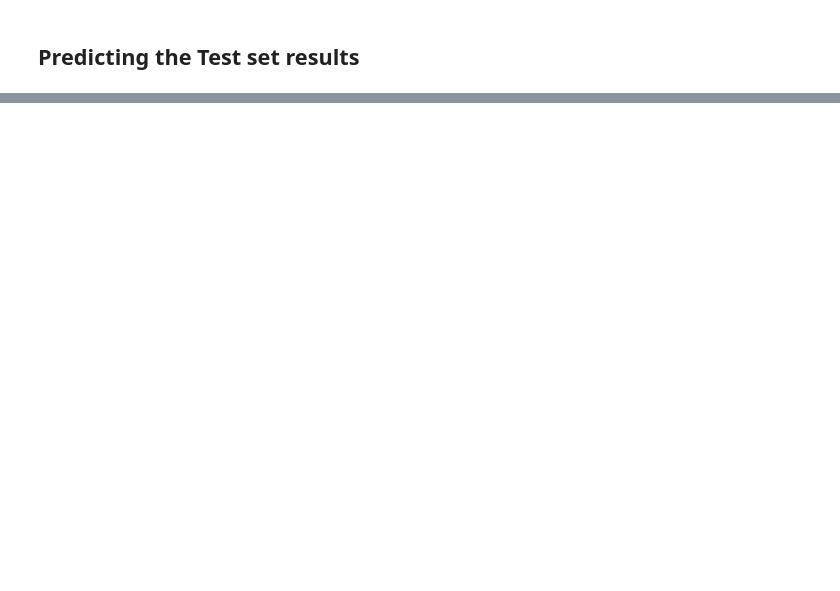
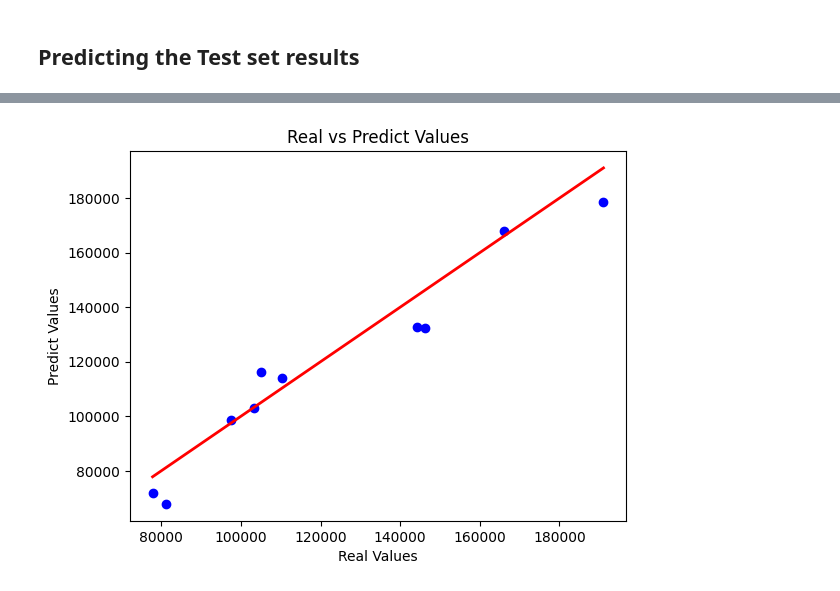
Before and after one commit to joliasouza/ML, a Jupyter notebook: Regression/multiple_linear_regression.ipynb, the cells around one changed output, grey strips where cells are left out. Saved outputs shown, nothing was run; the diff lists cells and outputs as text; code cells hidden in the pictures; blank space fills up the shorter version.

Commit message:
Add graph Real vs Predict Values

```diff
--- a/Regression/multiple_linear_regression.ipynb
+++ b/Regression/multiple_linear_regression.ipynb
@@ -18,0 +37,5 @@ from sklearn.compose import ColumnTransformer
+# %%
+from sklearn.compose import ColumnTransformer
+from sklearn.preprocessing import OneHotEncoder
+ct = ColumnTransformer(transformers=[('encoder', OneHotEncoder(), [3])], remainder='passthrough')
+X = np.array(ct.fit_transform(X))
@@ -19,4 +62,11 @@ from sklearn.compose import ColumnTransformer
 # %% [markdown]
 ## Splitting the dataset into the Training set and Test set
+# %%
+from sklearn.model_selection import train_test_split
+X_train, X_test, y_train, y_test = train_test_split(X, y, test_size = 0.2, random_state = 0)
 # %% [markdown]
 ## Training the Multiple Linear Regression model on the Training set
+# %%
+from sklearn.linear_model import LinearRegression
+regressor = LinearRegression()
+regressor.fit(X_train, y_train)
@@ -23,2 +75,6 @@ from sklearn.compose import ColumnTransformer
 # %% [markdown]
 ## Predicting the Test set results
+# %%
+y_pred = regressor.predict(X_test)
+np.set_printoptions(precision=2)
+print(np.concatenate((y_pred.reshape(len(y_pred),1), y_test.reshape(len(y_test),1)),1))
@@ -24,0 +92,11 @@ from sklearn.compose import ColumnTransformer
+# %%
+import matplotlib.pyplot as plt
+
+plt.scatter(y_test, y_pred, color='blue')
+plt.xlabel('Real Values')
+plt.ylabel('Predict Values')
+plt.title('Real vs Predict Values')
+plt.plot([y_test.min(), y_test.max()], [y_test.min(), y_test.max()], color='red', lw=2)  # linha de referência
+plt.show()
+# %% [output]
+[figure, added]
```
Also changed, not shown: parts of 5 cells of this notebook.
